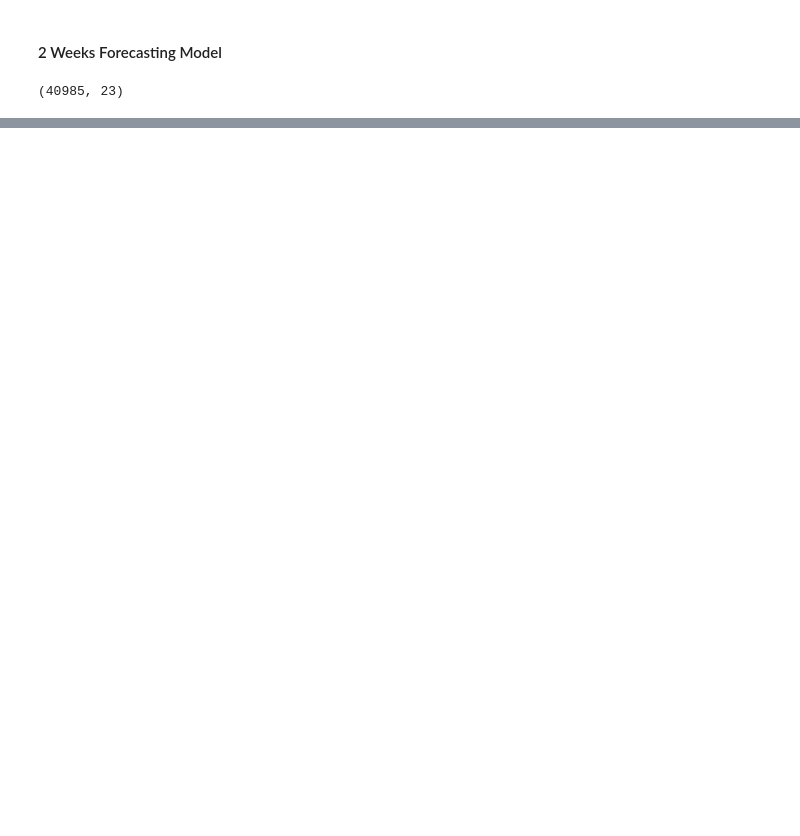
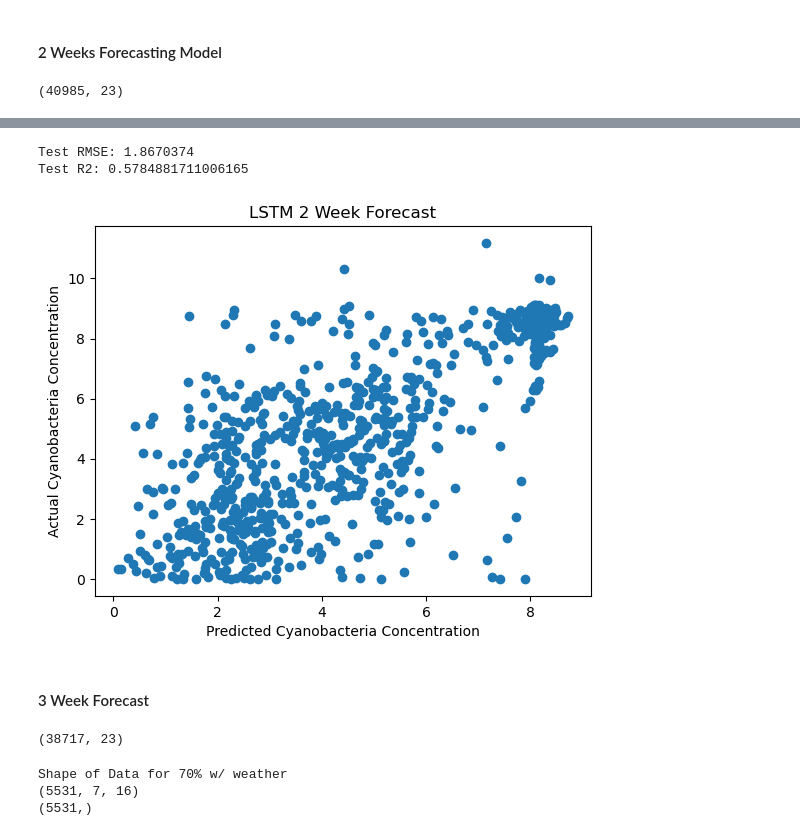
Before and after one commit to iwrobleski04/mlcc-final-project, a Jupyter notebook: time_series_model/forecast_LSTM.ipynb, the cells around one changed output, grey strips where cells are left out. Saved outputs shown, nothing was run; the diff lists cells and outputs as text; code cells hidden in the pictures; blank space fills up the shorter version.

```diff
--- a/time_series_model/forecast_LSTM.ipynb
+++ b/time_series_model/forecast_LSTM.ipynb
@@ -553,0 +593,35 @@ R2: 0.597 ± 0.038
+# %%
+#train final model and run on the test set
+xtest2, _ = scale_data(xtest2, scaler=scaler, fit=False)
+preds, y_true, model, rmse, r2 = run_model_no_kfold(
+    xtrain2, ytrain2,
+    xtest2, ytest2,
+    input_size=xtrain2.shape[2],
+    hidden_size=16,
+    num_layers=1,
+    learning_rate=0.01,
+    loss_type="mse"
+)
+
+print("Test RMSE:", rmse)
+preds = preds.numpy()
+y_true = y_true.numpy()
+r2 = r2_score(y_true, preds)
+print("Test R2:", r2)
+
+plt.scatter(preds, y_true)
+plt.xlabel("Predicted Cyanobacteria Concentration")
+plt.ylabel("Actual Cyanobacteria Concentration")
+plt.title("LSTM 2 Week Forecast")
+plt.show()
+# %% [output]
+Test RMSE: 1.8670374
+Test R2: 0.5784881711006165
+[figure, added]
+# %% [markdown]
+#### 3 Week Forecast
+# %%
+df3 = pd.read_csv('week3_ww_7.csv')
+print(df3.shape)
+# %% [output]
+(38717, 23)
@@ -553,0 +630,44 @@ R2: 0.597 ± 0.038
+# %%
+#prep data format for LSTM model
+feature_cols = ['NIR', 'SWIR', 'blue', 'green', 'ndci', 'ndti', 'ndvi', 'ndwi', 'red', 'red_edge',
+                'cloud_score', 'mean_diff_days', 'std_diff_days',
+               'precip_3d_mm', 'wind_speed_ms', 'solar_rad_wm2']
+xdata3 = []
+ydata3 = []
+lat = []
+lon = []
+
+groups = ['latitude', 'longitude', 'sample_date', 'cyanobacteria_abundance']
+
+for _, group in df3.groupby(groups):
+    group = group.sort_values('satellite_date')
+
+    #ensure sequence is of length 7
+    if len(group) == 7:
+        seq = group[feature_cols].values
+
+        #input features
+        xdata3.append(seq)
+
+        #target feature
+        ydata3.append(group['cyanobacteria_abundance'].iloc[0])
+
+        #lats / lons
+        lat.append(group['latitude'].iloc[0])
+        lon.append(group['longitude'].iloc[0])
+
+xdata3 = np.array(xdata3)
+ydata3 = np.array(ydata3)
+lat = np.array(lat)
+lon = np.array(lon)
+
+#take log of cyanobacteria abundance
+ydata3 = np.log1p(ydata3)
+
+print("Shape of Data for 70% w/ weather")
+print(xdata3.shape)
+print(lat.shape)
+# %% [output]
+Shape of Data for 70% w/ weather
+(5531, 7, 16)
+(5531,)
```
Also changed, not shown: parts of 20 cells of this notebook, 2 other files.
